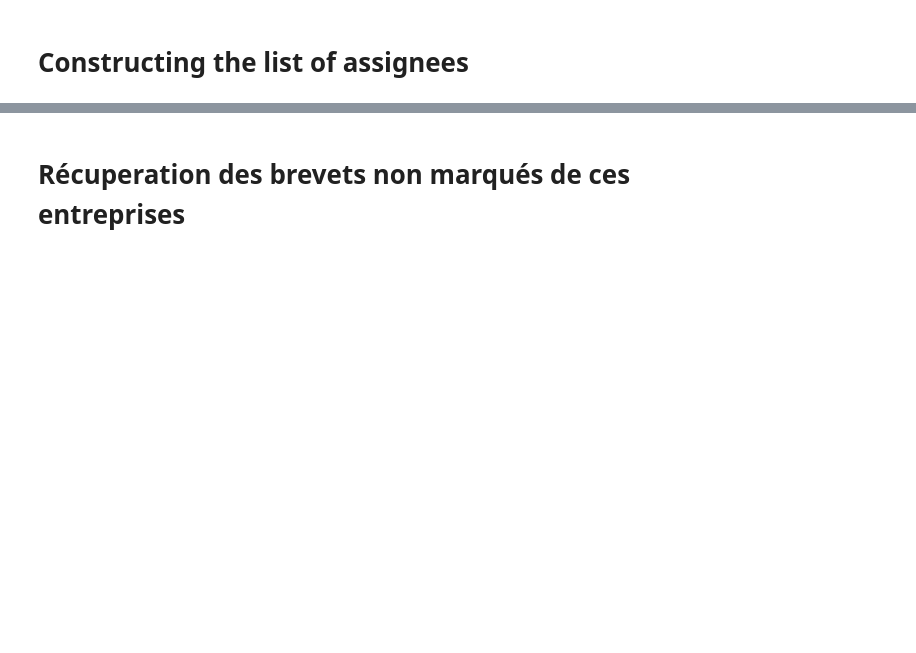
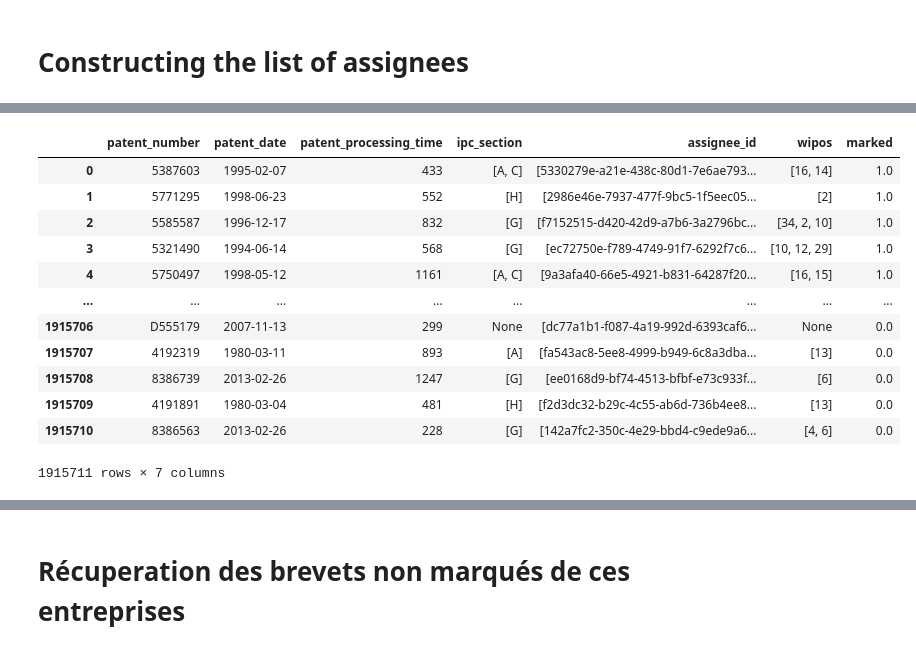
Before and after one commit to gregbellan/MODS208, a Jupyter notebook: Scrapping_v2.ipynb, the cells around one changed output, grey strips where cells are left out. Drawn from its saved outputs; the diff is of its cells as text; code cells hidden in the pictures; blank space fills up the shorter version.

```diff
--- a/Scrapping_v2.ipynb
+++ b/Scrapping_v2.ipynb
@@ -110,0 +173,5 @@ L_assignees.append(json.dumps(assignees[k:]))
+# %%
+final_ipc_section = list(df_final.ipc_section)
+for index,ipc in enumerate(final_ipc_section):
+    if len(ipc)==1 and ipc[0]==None:
+        final_ipc_section[index]=None
@@ -110,0 +182,7 @@ L_assignees.append(json.dumps(assignees[k:]))
+# %%
+df_final.ipc_section = final_ipc_section
+# %%
+wipos_final = list(df_final.wipos)
+for index,ipc in enumerate(wipos_final):
+    if len(ipc)==1 and ipc[0]==None:
+        wipos_final[index]=None
@@ -110,0 +193,18 @@ L_assignees.append(json.dumps(assignees[k:]))
+# %%
+df_final.wipos = wipos_final
+# %%
+df_final
+# %% [output]
+|  | patent_number | patent_date | patent_processing_time | ipc_section | assignee_id | wipos | marked |
+| 0 | 5387603 | 1995-02-07 | 433 | [A, C] | [5330279e-a21e-438c-80d1-7e6ae793... | [16, 14] | 1.0 |
+| 1 | 5771295 | 1998-06-23 | 552 | [H] | [2986e46e-7937-477f-9bc5-1f5eec05... | [2] | 1.0 |
+| 2 | 5585587 | 1996-12-17 | 832 | [G] | [f7152515-d420-42d9-a7b6-3a2796bc... | [34, 2, 10] | 1.0 |
+| 3 | 5321490 | 1994-06-14 | 568 | [G] | [ec72750e-f789-4749-91f7-6292f7c6... | [10, 12, 29] | 1.0 |
+| 4 | 5750497 | 1998-05-12 | 1161 | [A, C] | [9a3afa40-66e5-4921-b831-64287f20... | [16, 15] | 1.0 |
+| ... | ... | ... | ... | ... | ... | ... | ... |
+| 1915706 | D555179 | 2007-11-13 | 299 | None | [dc77a1b1-f087-4a19-992d-6393caf6... | None | 0.0 |
+| 1915707 | 4192319 | 1980-03-11 | 893 | [A] | [fa543ac8-5ee8-4999-b949-6c8a3dba... | [13] | 0.0 |
+| 1915708 | 8386739 | 2013-02-26 | 1247 | [G] | [ee0168d9-bf74-4513-bfbf-e73c933f... | [6] | 0.0 |
+| 1915709 | 4191891 | 1980-03-04 | 481 | [H] | [f2d3dc32-b29c-4c55-ab6d-736b4ee8... | [13] | 0.0 |
+| 1915710 | 8386563 | 2013-02-26 | 228 | [G] | [142a7fc2-350c-4e29-bbd4-c9ede9a6... | [4, 6] | 0.0 |
+1915711 rows × 7 columns
```
Also changed, not shown: parts of 24 cells of this notebook, 1 other file.
